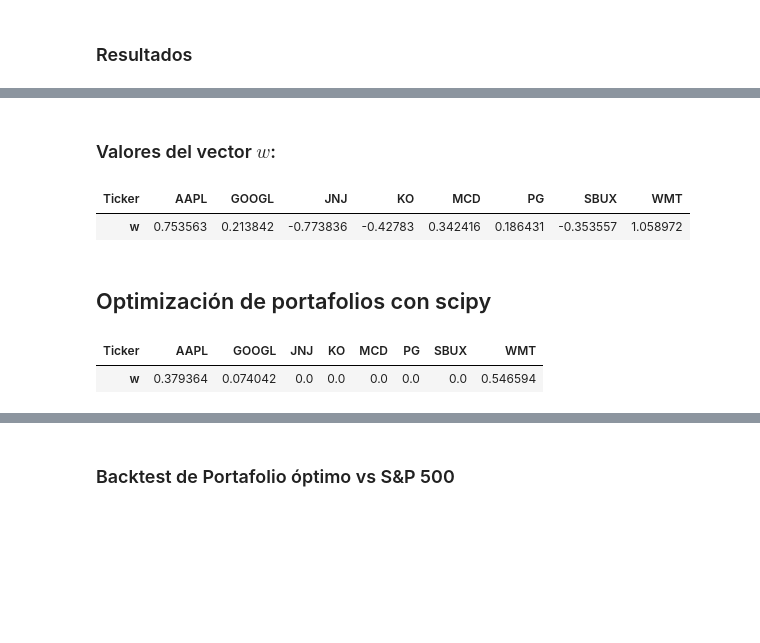
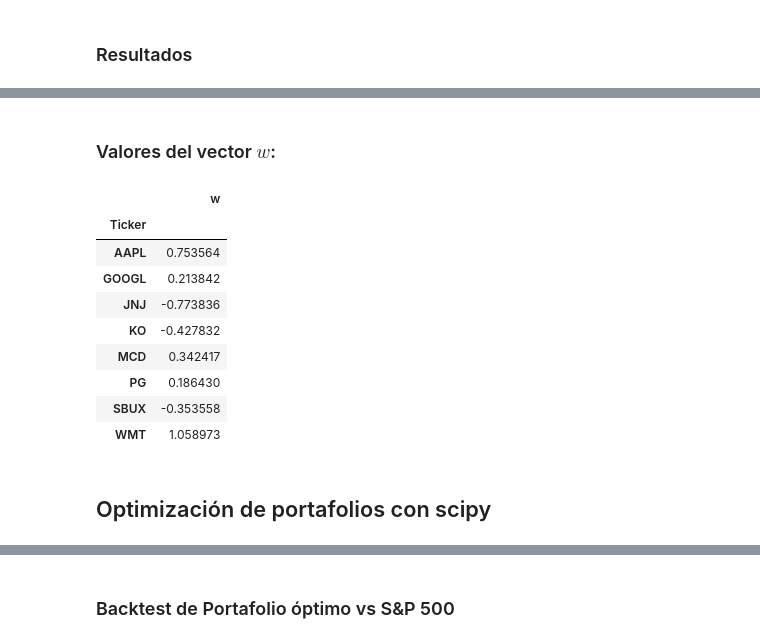
Before and after one commit to LuisMB09/metodos_optimizacion, a Jupyter notebook: aplicación_examen.ipynb, the cells around one changed output, grey strips where cells are left out. Cells and saved outputs as stored; diff of their text form; code cells hidden in the pictures; blank space fills up the shorter version.

```diff
--- a/aplicación_examen.ipynb
+++ b/aplicación_examen.ipynb
@@ -72,5 +72,5 @@ print(f'Volatilidad: {risk:.6%}')
 print(f'Ratio de sharpe: {sharpe:.6f}')
 
 display(Markdown('### Valores del vector $w$:'))
-display(w_df.T)
+display(w_df)
 # %% [output]
@@ -79,7 +79,15 @@ Volatilidad: 37.382700%
 Ratio de sharpe: 1.041809
 ### Valores del vector $w$:
-| Ticker | AAPL | GOOGL | JNJ | KO | MCD | PG | SBUX | WMT |
-| w | 0.753563 | 0.213842 | -0.773836 | -0.42783 | 0.342416 | 0.186431 | -0.353557 | 1.058972 |
+|  | w |
+| Ticker |  |
+| AAPL | 0.753564 |
+| GOOGL | 0.213842 |
+| JNJ | -0.773836 |
+| KO | -0.427832 |
+| MCD | 0.342417 |
+| PG | 0.186430 |
+| SBUX | -0.353558 |
+| WMT | 1.058973 |
 # %% [markdown]
 ## Optimización de portafolios con scipy
 # %%
@@ -109,9 +117,3 @@ result = opt.minimize(neg_sharpe_ratio, w0, args=(mu, sigma, rf), method='SLSQP'
 optimal_weights = result.x
 optimal_sharpe = -result.fun
 optimal_weights[optimal_weights < 0.000001] = 0
-# %%
-w_opt_df = pd.DataFrame(optimal_weights, index=rt.columns, columns=['w'])
-w_opt_df.T
-# %% [output]
-| Ticker | AAPL | GOOGL | JNJ | KO | MCD | PG | SBUX | WMT |
-| w | 0.379364 | 0.074042 | 0.0 | 0.0 | 0.0 | 0.0 | 0.0 | 0.546594 |
```
Also changed, not shown: parts of 16 cells of this notebook.
